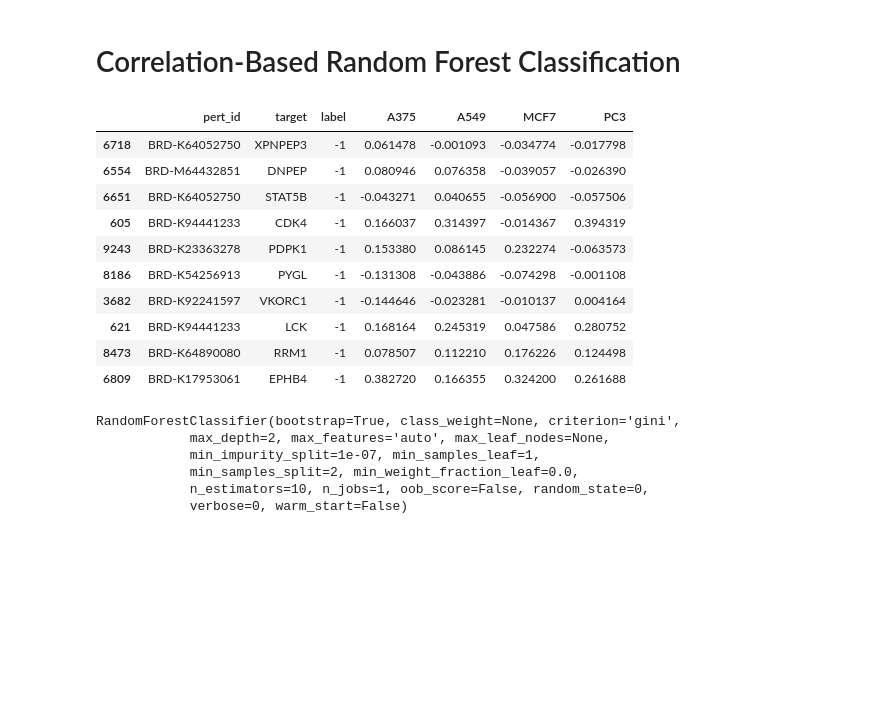
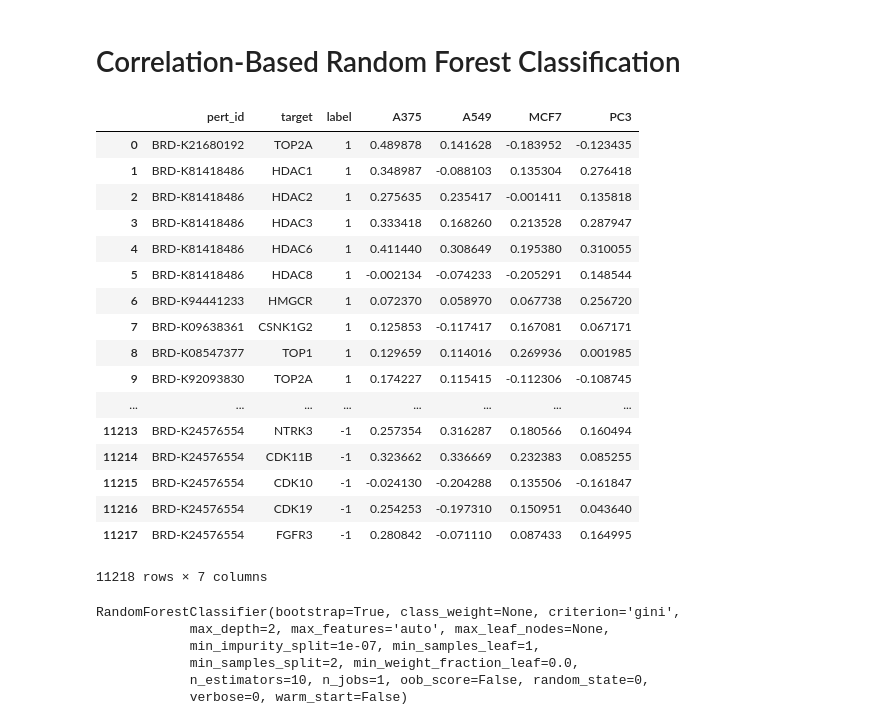
Before and after one commit to npabon/LINCS_target_prediction, a Jupyter notebook: random_forest_correlation_classifier.ipynb, the cells around one changed output. Cells and saved outputs as stored; diff of their text form; code cells hidden in the pictures; blank space fills up the shorter version.

```diff
--- a/random_forest_correlation_classifier.ipynb
+++ b/random_forest_correlation_classifier.ipynb
@@ -7,19 +7,26 @@ import sklearn
 # %%
 # load data
 correlation_training_data = pd.DataFrame.from_csv('checkpoint_files/top_4_correlation_training_data.csv')
-correlation_training_data.sample(n=10)
+correlation_training_data
 # %% [output]
 |  | pert_id | target | label | A375 | A549 | MCF7 | PC3 |
-| 6718 | BRD-K64052750 | XPNPEP3 | -1 | 0.061478 | -0.001093 | -0.034774 | -0.017798 |
-| 6554 | BRD-M64432851 | DNPEP | -1 | 0.080946 | 0.076358 | -0.039057 | -0.026390 |
-| 6651 | BRD-K64052750 | STAT5B | -1 | -0.043271 | 0.040655 | -0.056900 | -0.057506 |
-| 605 | BRD-K94441233 | CDK4 | -1 | 0.166037 | 0.314397 | -0.014367 | 0.394319 |
-| 9243 | BRD-K23363278 | PDPK1 | -1 | 0.153380 | 0.086145 | 0.232274 | -0.063573 |
-| 8186 | BRD-K54256913 | PYGL | -1 | -0.131308 | -0.043886 | -0.074298 | -0.001108 |
-| 3682 | BRD-K92241597 | VKORC1 | -1 | -0.144646 | -0.023281 | -0.010137 | 0.004164 |
-| 621 | BRD-K94441233 | LCK | -1 | 0.168164 | 0.245319 | 0.047586 | 0.280752 |
-| 8473 | BRD-K64890080 | RRM1 | -1 | 0.078507 | 0.112210 | 0.176226 | 0.124498 |
-| 6809 | BRD-K17953061 | EPHB4 | -1 | 0.382720 | 0.166355 | 0.324200 | 0.261688 |
+| 0 | BRD-K21680192 | TOP2A | 1 | 0.489878 | 0.141628 | -0.183952 | -0.123435 |
+| 1 | BRD-K81418486 | HDAC1 | 1 | 0.348987 | -0.088103 | 0.135304 | 0.276418 |
+| 2 | BRD-K81418486 | HDAC2 | 1 | 0.275635 | 0.235417 | -0.001411 | 0.135818 |
+| 3 | BRD-K81418486 | HDAC3 | 1 | 0.333418 | 0.168260 | 0.213528 | 0.287947 |
+| 4 | BRD-K81418486 | HDAC6 | 1 | 0.411440 | 0.308649 | 0.195380 | 0.310055 |
+| 5 | BRD-K81418486 | HDAC8 | 1 | -0.002134 | -0.074233 | -0.205291 | 0.148544 |
+| 6 | BRD-K94441233 | HMGCR | 1 | 0.072370 | 0.058970 | 0.067738 | 0.256720 |
+| 7 | BRD-K09638361 | CSNK1G2 | 1 | 0.125853 | -0.117417 | 0.167081 | 0.067171 |
+| 8 | BRD-K08547377 | TOP1 | 1 | 0.129659 | 0.114016 | 0.269936 | 0.001985 |
+| 9 | BRD-K92093830 | TOP2A | 1 | 0.174227 | 0.115415 | -0.112306 | -0.108745 |
+| ... | ... | ... | ... | ... | ... | ... | ... |
+| 11213 | BRD-K24576554 | NTRK3 | -1 | 0.257354 | 0.316287 | 0.180566 | 0.160494 |
+| 11214 | BRD-K24576554 | CDK11B | -1 | 0.323662 | 0.336669 | 0.232383 | 0.085255 |
+| 11215 | BRD-K24576554 | CDK10 | -1 | -0.024130 | -0.204288 | 0.135506 | -0.161847 |
+| 11216 | BRD-K24576554 | CDK19 | -1 | 0.254253 | -0.197310 | 0.150951 | 0.043640 |
+| 11217 | BRD-K24576554 | FGFR3 | -1 | 0.280842 | -0.071110 | 0.087433 | 0.164995 |
+11218 rows × 7 columns
 # %%
 # balance True and False samples
 pos_samples = correlation_training_data[correlation_training_data.label == 1]
```
Also changed, not shown: 1 other file.
